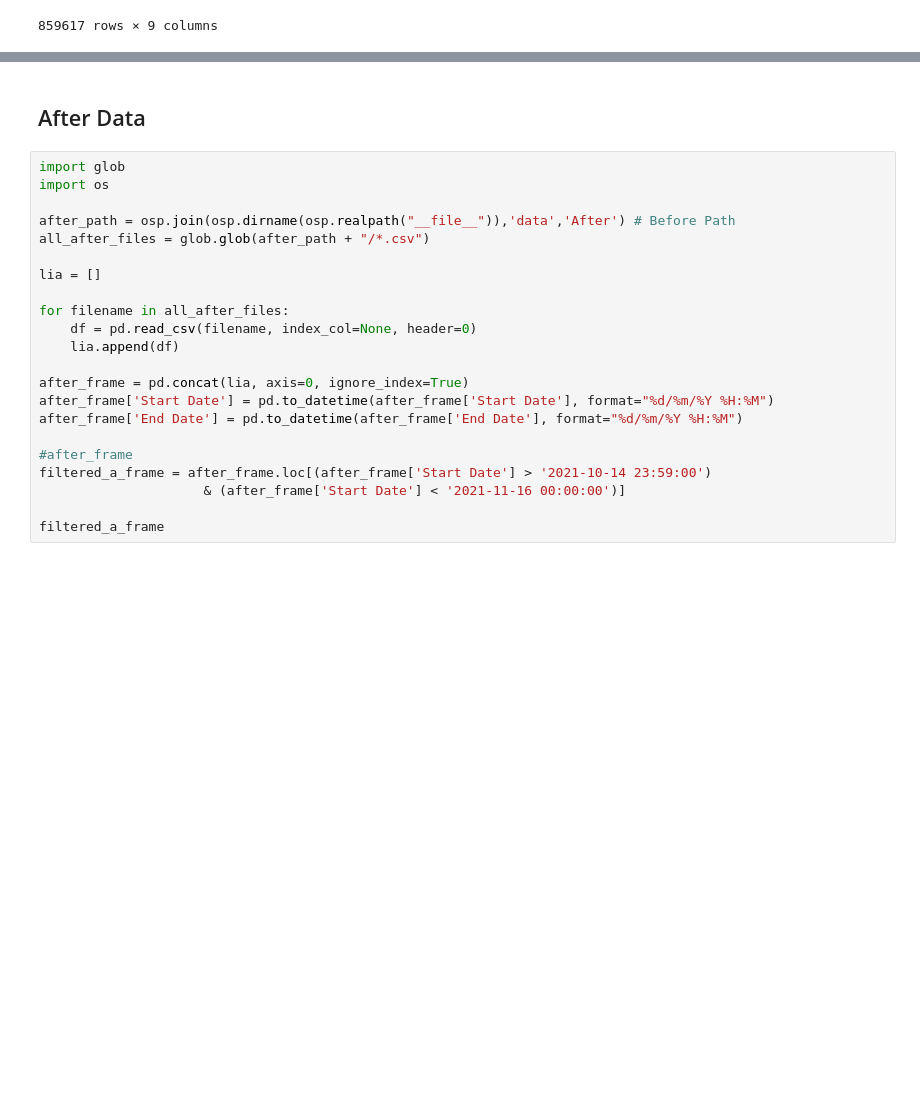
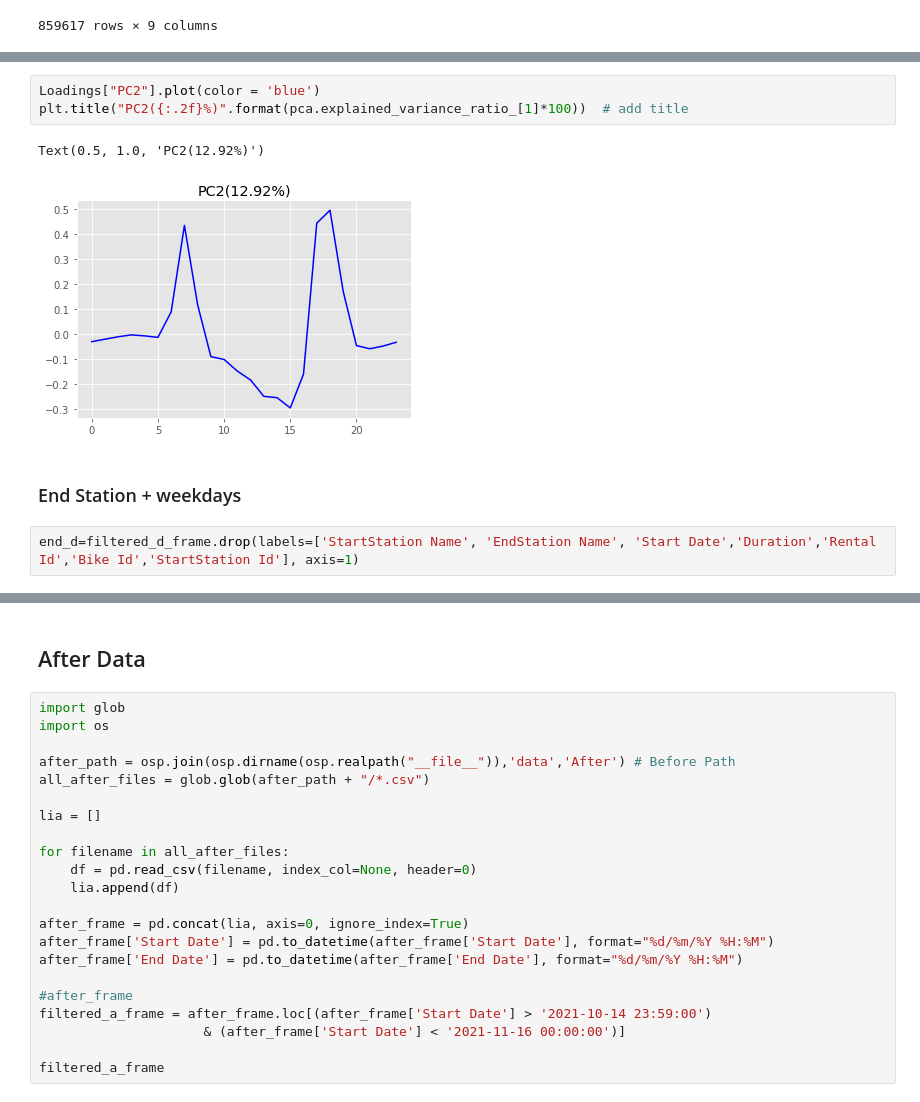
Before and after one commit to ucfnmxu/diss_code, a Jupyter notebook: before-data.ipynb, the cells around one changed output, grey strips where cells are left out. Cells and saved outputs as stored; diff of their text form; blank space fills up the shorter version.

```diff
--- a/before-data.ipynb
+++ b/before-data.ipynb
@@ -581,0 +762,10 @@ filtered_d_frame
+# %%
+Loadings["PC2"].plot(color = 'blue')
+plt.title("PC2({:.2f}%)".format(pca.explained_variance_ratio_[1]*100))  # add title
+# %% [output]
+Text(0.5, 1.0, 'PC2(12.92%)')
+[figure, added]
+# %% [markdown]
+### End Station + weekdays
+# %%
+end_d=filtered_d_frame.drop(labels=['StartStation Name', 'EndStation Name', 'Start Date','Duration','Rental Id','Bike Id','StartStation Id'], axis=1)
```
Also changed, not shown: parts of 39 cells of this notebook, 1 other file.
